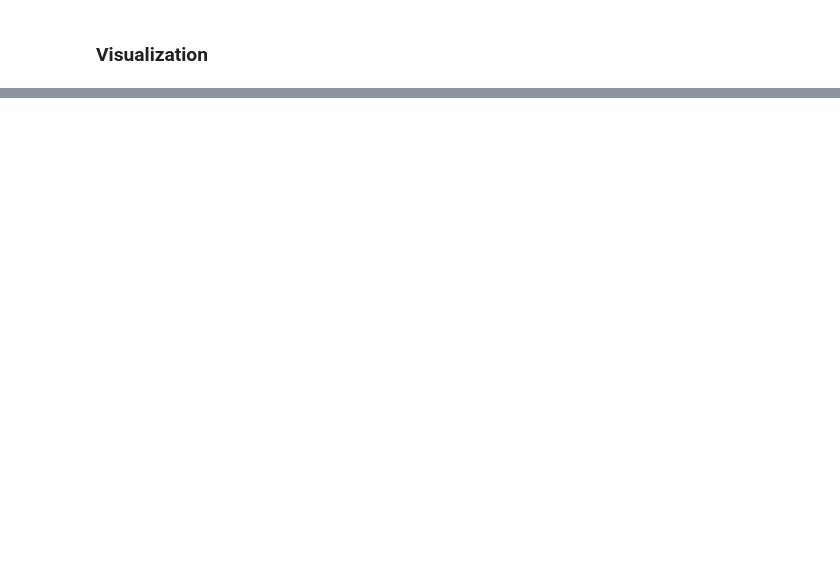
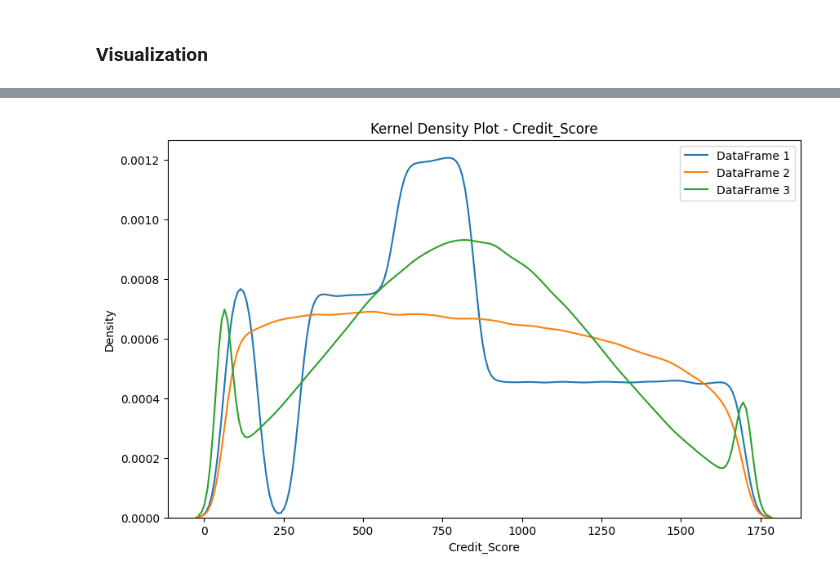
Before and after one commit to davideippolito/SyntheticData, a Jupyter notebook: src/VD.ipynb, the cells around one changed output, grey strips where cells are left out. Drawn from its saved outputs; the diff is of its cells as text; code cells hidden in the pictures; blank space fills up the shorter version.

```diff
--- a/src/VD.ipynb
+++ b/src/VD.ipynb
@@ -78,0 +79,4 @@ plot_dependency_employment_type_balance(dataframes, employment_types)
+# %%
+plot_kernel_density(dataframes, "Credit_Score")
+# %% [output]
+[figure, added]
```
Also changed, not shown: parts of 13 cells of this notebook, 6 other files.
